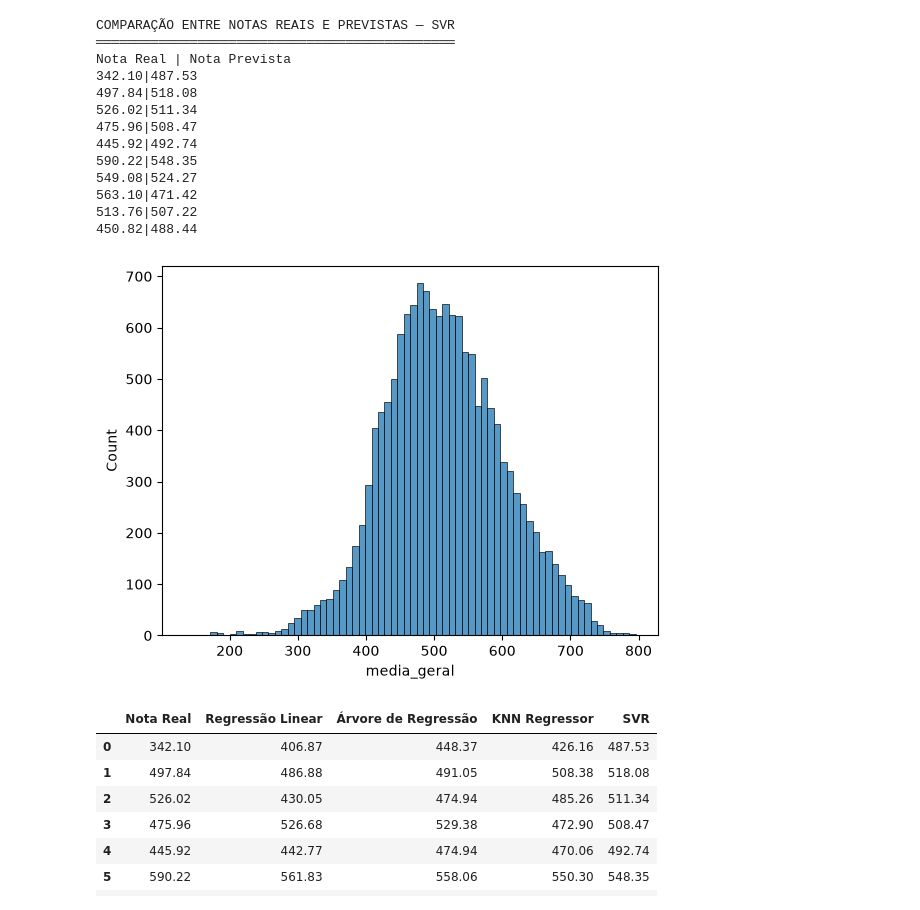
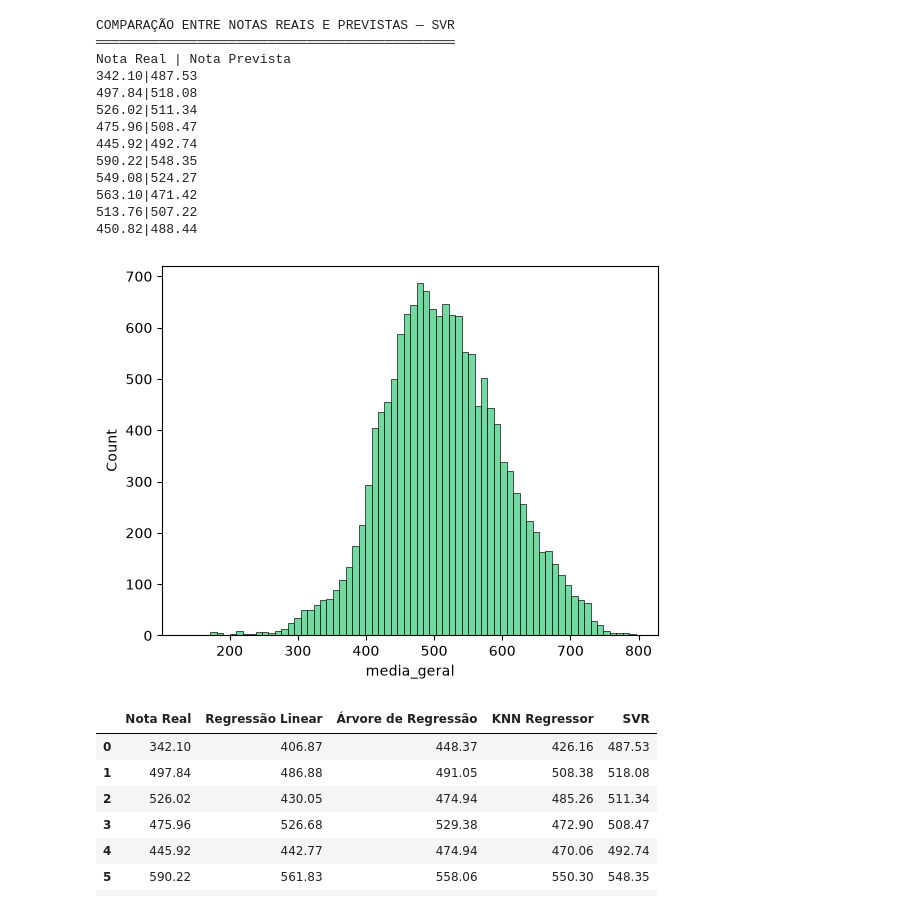
Before and after one commit to mvs105/TESI1-2026.1, a Jupyter notebook: regressao_enem_acre.ipynb, the cells around one changed output. Saved outputs shown, nothing was run; the diff lists cells and outputs as text; code cells hidden in the pictures.

```diff
--- a/regressao_enem_acre.ipynb
+++ b/regressao_enem_acre.ipynb
@@ -366,10 +367,10 @@ Nota Real | Nota Prevista
 450.82|488.44
 # %%
 import matplotlib.pyplot as plt
-sns.histplot(df_acre['media_geral'])
+sns.histplot(df_acre['media_geral'], color='#43CD80')
 plt.show()
 # %% [output]
-[figure, old version]
+[figure, new version]
 # %%
 df_comparacao = pd.DataFrame({
     "Nota Real": y_test.iloc[:10].values,
```
Also changed, not shown: parts of 1 cell of this notebook.
